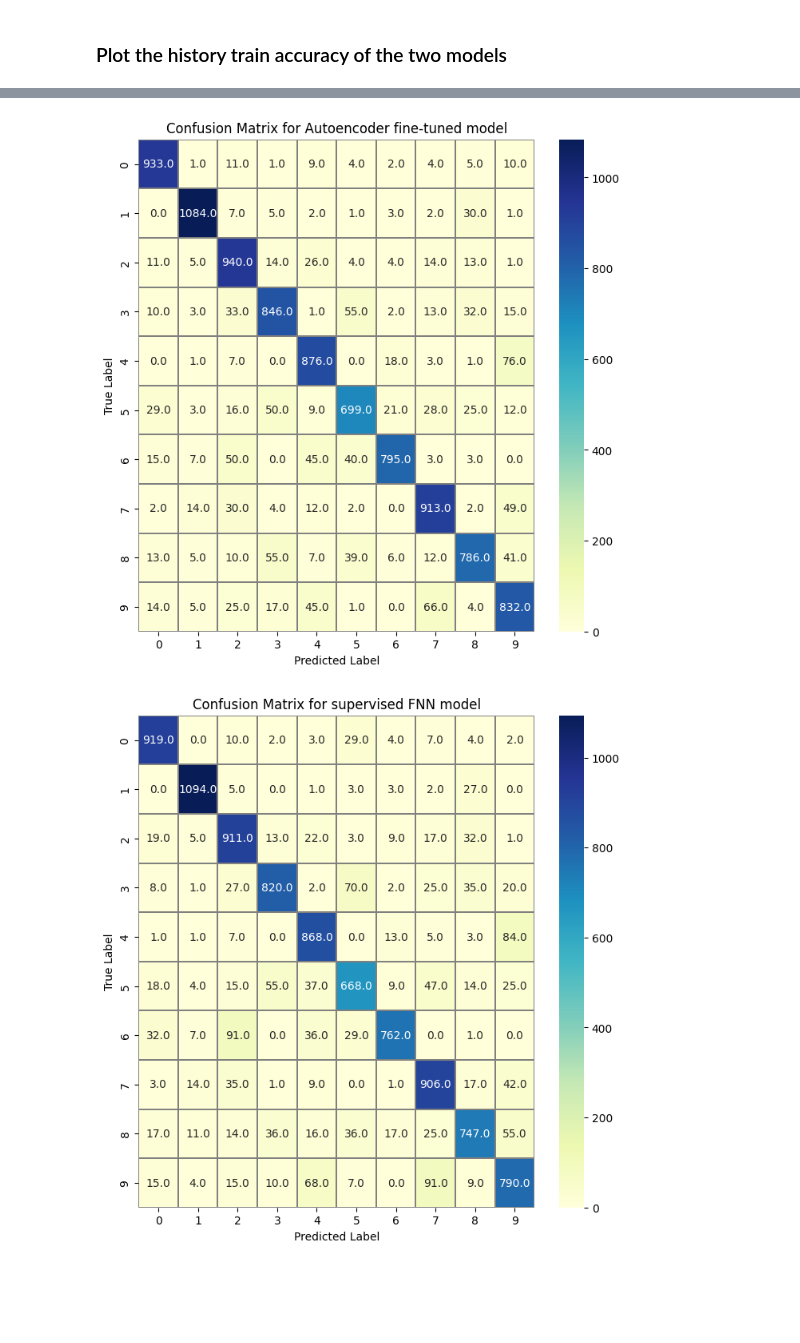
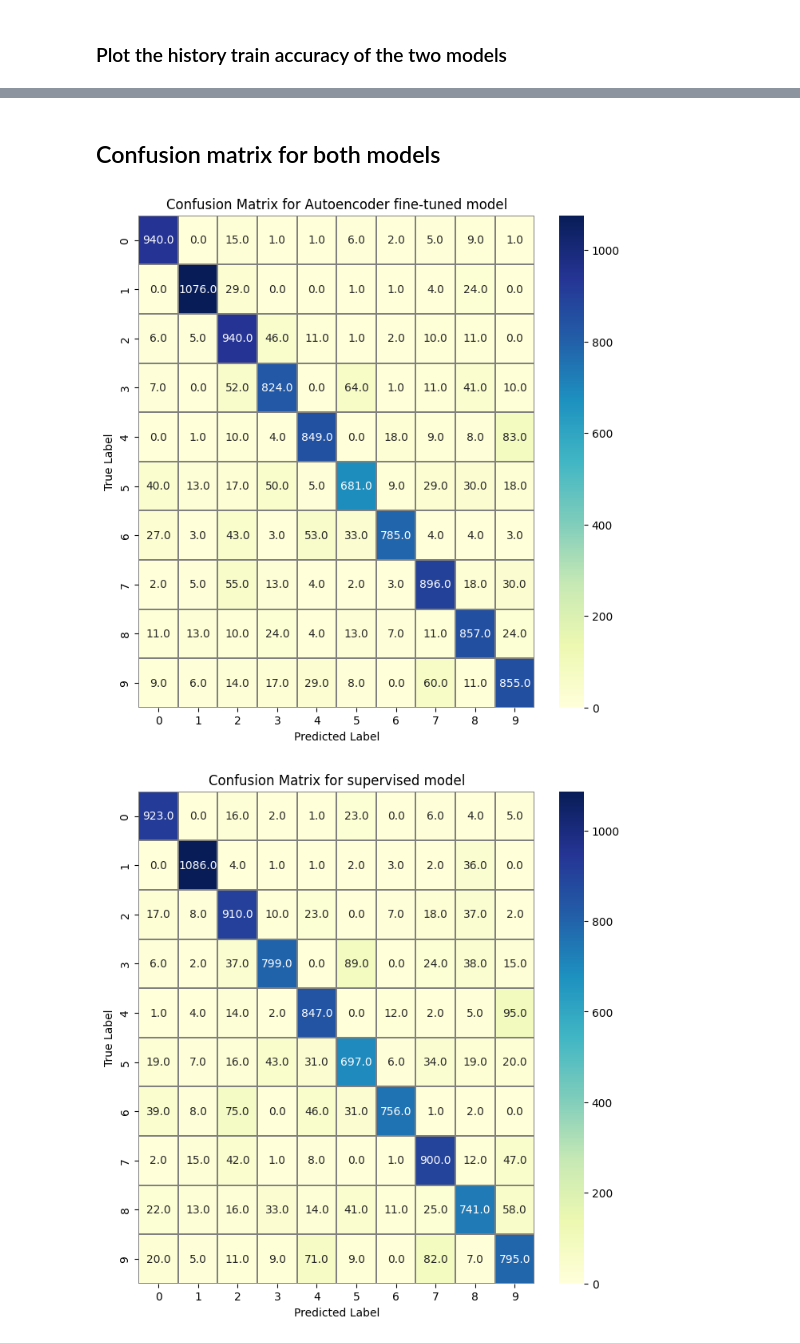
Before and after one commit to erikssommer/ssl-autoencoder-mnist, a Jupyter notebook: notebooks/autoencoder.ipynb, the cells around one changed output, grey strips where cells are left out. Saved outputs shown, nothing was run; the diff lists cells and outputs as text; code cells hidden in the pictures; blank space fills up the shorter version.

```diff
--- a/notebooks/autoencoder.ipynb
+++ b/notebooks/autoencoder.ipynb
@@ -211,7 +213,7 @@ plt.show()
 LOAD = True
 
 if LOAD:
-    autoencoder_copy = tf.keras.models.load_model('../models/autoencoder.h5')
+    autoencoder_copy = tf.keras.models.load_model('../models/autoencoder.keras')
 else:
     # Make a copy of the autoencoder
     autoencoder_copy = tf.keras.models.clone_model(autoencoder)
@@ -228,7 +230,7 @@ fine_tune_model = tf.keras.models.Sequential([
 
 fine_tune_model.summary()
 
-callback = tf.keras.callbacks.EarlyStopping(monitor='val_loss', patience=9)
+callback = tf.keras.callbacks.EarlyStopping(monitor='val_loss', patience=7)
 
 # Compile the model
 fine_tune_model.compile(
@@ -287,7 +292,6 @@ for i in range(10):
 # Set up the model using dense layers
 supervised_model = tf.keras.models.Sequential([
     tf.keras.layers.Flatten(input_shape=input_shape),
-    tf.keras.layers.Dense(784, activation="relu"),
     tf.keras.layers.Dense(256, activation="relu"),
     tf.keras.layers.Dense(128, activation="relu"),
     tf.keras.layers.Dense(10, activation="softmax")
@@ -385,3 +389,5 @@ Unsupervised pre-trained autoencoder with supervised 1% labels fine-tuning perfo
+# %% [markdown]
+## Confusion matrix for both models
 # %%
 # Seaborn heatmap of confusion matrix
 
@@ -393,33 +399,33 @@ Y_pred_classes = np.argmax(Y_pred, axis=1)
 Y_true = y_test
 
 # Compute the confusion matrix
 confusion_mtx = tf.math.confusion_matrix(Y_true, Y_pred_classes)
 
 # Plot the confusion matrix
 f, ax = plt.subplots(figsize=(8, 8))
 sns.heatmap(confusion_mtx, annot=True, linewidths=0.01, cmap="YlGnBu", linecolor="gray", fmt='.1f', ax=ax)
 plt.xlabel("Predicted Label")
 plt.ylabel("True Label")
 plt.title("Confusion Matrix for Autoencoder fine-tuned model")
 
 
 # Predict the values from the validation dataset
 Y_pred = supervised_model.predict(x_test, verbose=0)
 # Convert predictions classes to one hot vectors
 Y_pred_classes = np.argmax(Y_pred, axis=1)
 # Convert validation observations to one hot vectors
 Y_true = y_test
 
 # Compute the confusion matrix
 confusion_mtx = tf.math.confusion_matrix(Y_true, Y_pred_classes)
 
 # Plot the confusion matrix
 f, ax = plt.subplots(figsize=(8, 8))
 sns.heatmap(confusion_mtx, annot=True, linewidths=0.01, cmap="YlGnBu", linecolor="gray", fmt='.1f', ax=ax)
 plt.xlabel("Predicted Label")
 plt.ylabel("True Label")
-plt.title("Confusion Matrix for supervised FNN model")
+plt.title("Confusion Matrix for supervised model")
 plt.show()
 # %% [output]
-[figure, old version]
+[figure, new version]
-[figure, old version]
+[figure, new version]
```
Also changed, not shown: parts of 13 cells of this notebook, 5 other files.
